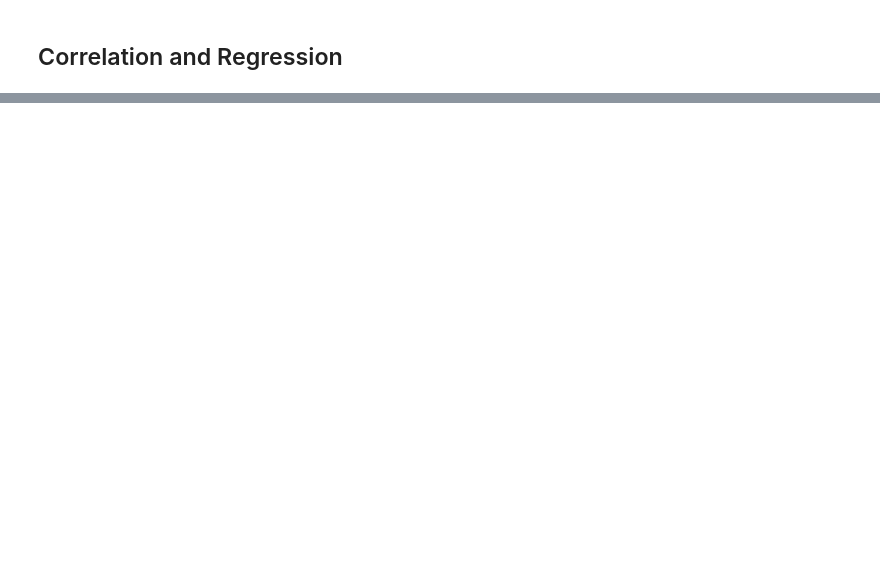
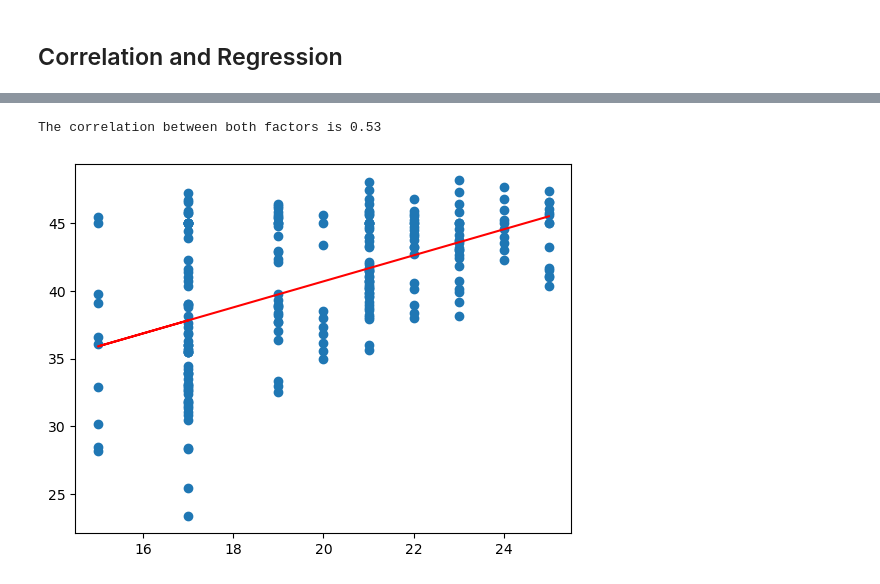
Before and after one commit to Tianyueli/Pymaceuticals_Challenge, a Jupyter notebook: pymaceuticals_starter.ipynb, the cells around one changed output, grey strips where cells are left out. Drawn from its saved outputs; the diff is of its cells as text; code cells hidden in the pictures; blank space fills up the shorter version.

```diff
--- a/pymaceuticals_starter.ipynb
+++ b/pymaceuticals_starter.ipynb
@@ -418,0 +409,35 @@ The correlation between mouse weight and the average tumor volume is 0.84
+# %%
+# Calculate the correlation coefficient and a linear regression model
+# for mouse weight and average observed tumor volume for the entire Capomulin regimen
+
+Correlation = st.pearsonr(x_axis,y_axis)
+print(f"The correlation between both factors is {round(Correlation[0],2)}")
+
+x_values = Capomulin_data_df["Weight (g)"]
+
+y_values = Capomulin_data_df["Tumor Volume (mm3)"]
+
+(slope, intercept, rvalue, pvalue, stderr) = linregress(x_values, y_values)
+
+regress_values = x_values * slope + intercept
+
+line_eq = "y = " + str(round(slope,2)) + "x + " + str(round(intercept,2))
+plt.scatter(x_values,y_values)
+plt.plot(x_values,regress_values,"r-")
+plt.annotate(line_eq,(5.8,0.8),fontsize=15,color="red")
+plt.show()
+# plt.annotate(line_eq,(5.8,0.8),fontsize=15,color="red")
+
+
+
+#  = wdi_data.iloc[:,1]
+# measles = wdi_data.iloc[:,12]
+# correlation = st.pearsonr(income,measles)
+# plt.scatter(income,measles)
+# plt.xlabel('Income Per Capita')
+# plt.ylabel('% Measles Immunization')
+# print(f"The correlation between both factors is {round(correlation[0],2)}")
+# plt.show()income
+# %% [output]
+The correlation between both factors is 0.53
+[figure, added]
```
Also changed, not shown: parts of 7 cells of this notebook, 3 other files.
